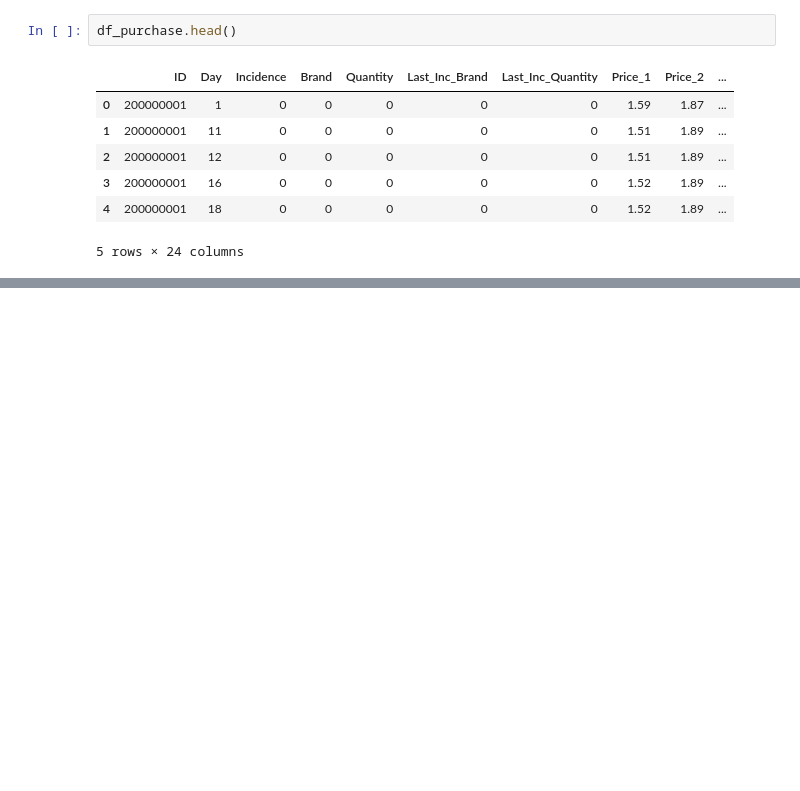
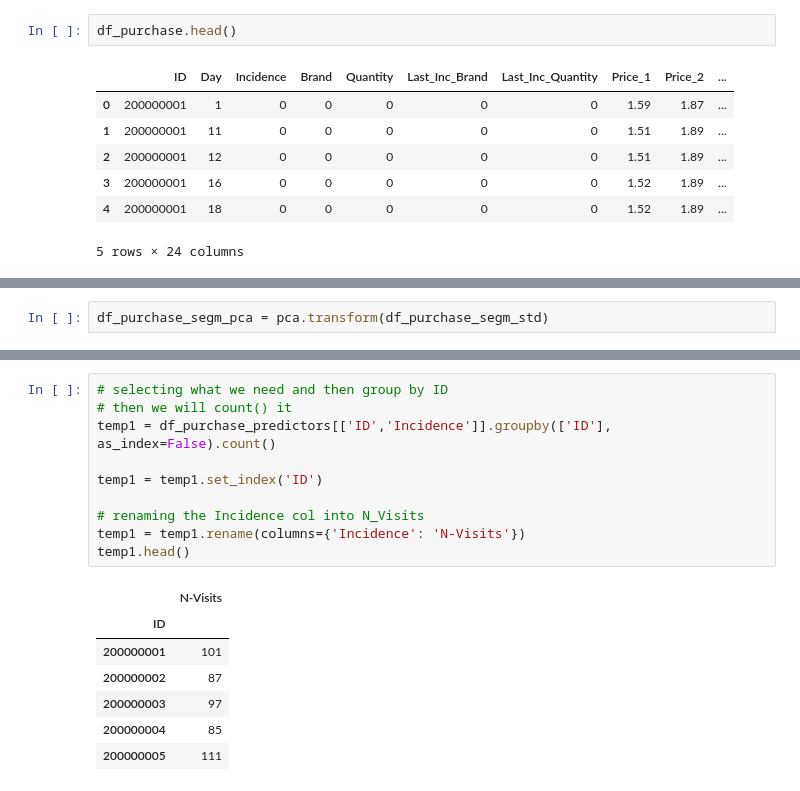
Before and after one commit to Sethchong/Customer_Analytics_DS, a Jupyter notebook: Purchase.ipynb, the cells around one changed output, grey strips where cells are left out. Saved outputs shown, nothing was run; the diff lists cells and outputs as text; blank space fills up the shorter version.

```diff
--- a/Purchase.ipynb
+++ b/Purchase.ipynb
@@ -21,0 +70,2 @@ df_purchase.head()
+# %%
+df_purchase_segm_pca = pca.transform(df_purchase_segm_std)
@@ -21,0 +96,18 @@ df_purchase.head()
+# %%
+# selecting what we need and then group by ID
+# then we will count() it
+temp1 = df_purchase_predictors[['ID','Incidence']].groupby(['ID'], as_index=False).count()
+
+temp1 = temp1.set_index('ID')
+
+# renaming the Incidence col into N_Visits
+temp1 = temp1.rename(columns={'Incidence': 'N-Visits'})
+temp1.head()
+# %% [output]
+|  | N-Visits |
+| ID |  |
+| 200000001 | 101 |
+| 200000002 | 87 |
+| 200000003 | 97 |
+| 200000004 | 85 |
+| 200000005 | 111 |
```
Also changed, not shown: parts of 19 cells of this notebook, 6 other files.
